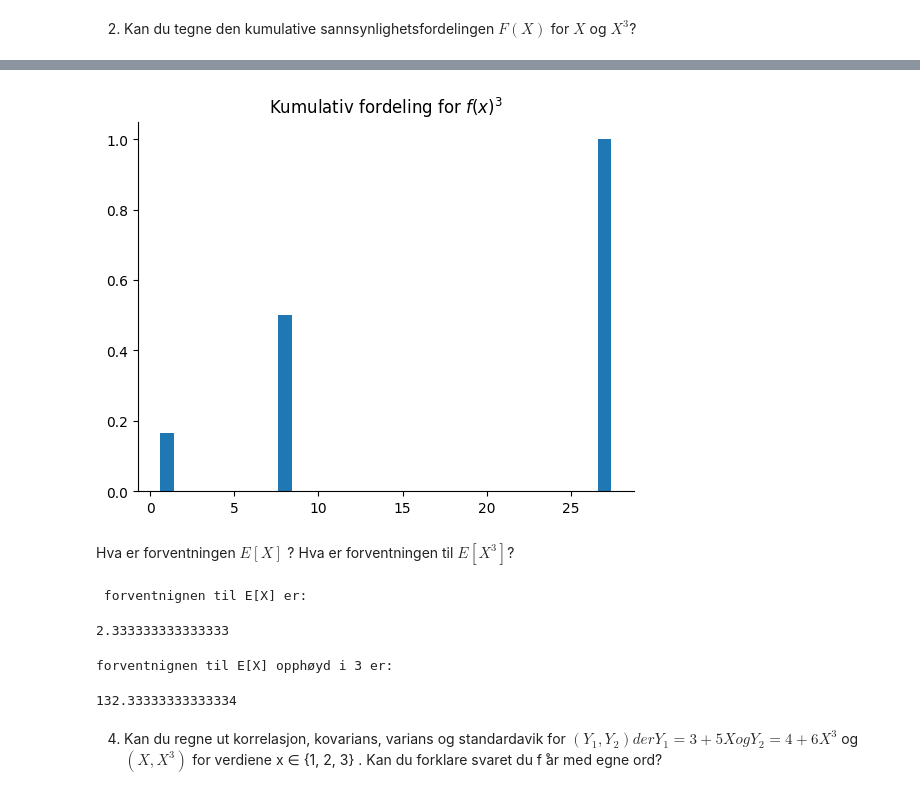
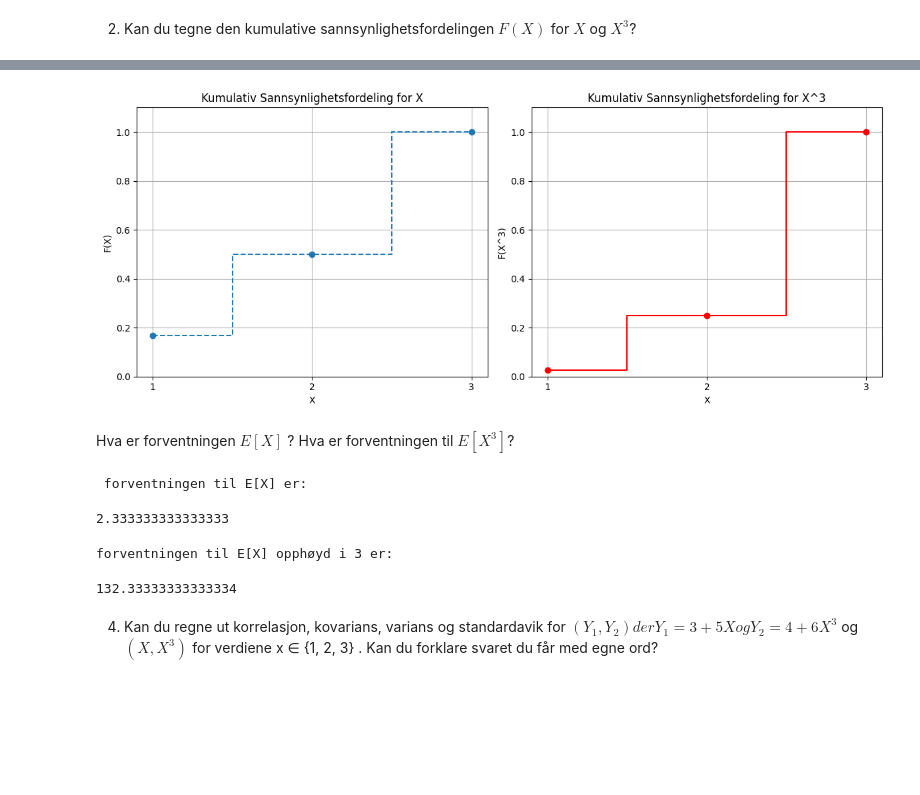
Before and after one commit to loopdiggaz/SOK2009, a Jupyter notebook: oppgave_2_2009.ipynb, the cells around one changed output, grey strips where cells are left out. Saved outputs shown, nothing was run; the diff lists cells and outputs as text; code cells hidden in the pictures; blank space fills up the shorter version.

```diff
--- a/oppgave_2_2009.ipynb
+++ b/oppgave_2_2009.ipynb
@@ -35,29 +32,59 @@ ax.set_title('Kumulativ fordeling for f(x)');
-# %%
-x_3 = [1,8,27]
-
-fig, ax = plt.subplots()
-ax.bar(x_3,kum_probability)
-ax.spines['top'].set_color('none')
-ax.spines['right'].set_color('none')
-ax.set_title('Kumulativ fordeling for $ f(x)^3 $');
-# %% [output]
-[figure, removed]
+# %%
+import matplotlib.pyplot as plt
+import numpy as np
+
+# Definerer verdier for X
+x_values = np.array([1, 2, 3])
+
+# Sannsynligheter for X og X^3
+p_x = x_values / 6
+p_x3 = (x_values**3) / np.sum(x_values**3)
+
+# Kumulative fordelinger
+cdf_x = np.cumsum(p_x)
+cdf_x3 = np.cumsum(p_x3)
+
+# Oppretter figur og akser
+fig, ax = plt.subplots(1, 2, figsize=(12, 5))
+
+# Plott for X
+ax[0].step(x_values, cdf_x, where='mid', linestyle='--', marker='o')
+ax[0].set_title('Kumulativ Sannsynlighetsfordeling for X')
+ax[0].set_xlabel('X')
+ax[0].set_ylabel('F(X)')
+ax[0].grid(True)
+ax[0].set_ylim(0, 1.1)
+ax[0].set_xticks(x_values)
+
+# Plott for X^3
+ax[1].step(x_values, cdf_x3, where='mid', linestyle='-', marker='o', color='r')
+ax[1].set_title('Kumulativ Sannsynlighetsfordeling for X^3')
+ax[1].set_xlabel('X')
+ax[1].set_ylabel('F(X^3)')
+ax[1].grid(True)
+ax[1].set_ylim(0, 1.1)
+ax[1].set_xticks(x_values)
+
+plt.tight_layout()
+plt.show()
+# %% [output]
+[figure, added]
 # %% [markdown]
 Hva er forventningen $ E[X] $ ? Hva er forventningen til $ E[X^3] $?
 # %%
-forventning = 1 * 1/6 + 2 * 2/6 + 3 * 3/6
-print(f' forventnignen til E[X] er:')
-display(forventning)
+forventning_x = 1 * 1/6 + 2 * 2/6 + 3 * 3/6
+print(f' forventningen til E[X] er:')
+display(forventning_x)
 # %% [output]
- forventnignen til E[X] er:
+ forventningen til E[X] er:
 2.333333333333333
 # %%
 forventning_x_3 = 1 * 1/6 + 8 * 8/6 + 27 * 27/6
-print(f'forventnignen til E[X] opphøyd i 3 er:')
+print(f'forventningen til E[X] opphøyd i 3 er:')
 forventning_x_3
 # %% [output]
-forventnignen til E[X] opphøyd i 3 er:
+forventningen til E[X] opphøyd i 3 er:
 132.33333333333334
 # %% [markdown]
 4. Kan du regne ut korrelasjon, kovarians, varians og standardavik for $ (Y_1, Y_2) der  Y_1 = 3 + 5X og Y_2 = 4 + 6X^3 $ og
-$ (X, X^3) $ for verdiene x ∈ {1, 2, 3} . Kan du forklare svaret du f ̊ar med egne ord?
+$ (X, X^3) $ for verdiene x ∈ {1, 2, 3} . Kan du forklare svaret du får med egne ord?
```
Also changed, not shown: parts of 11 cells of this notebook, 3 other files.
